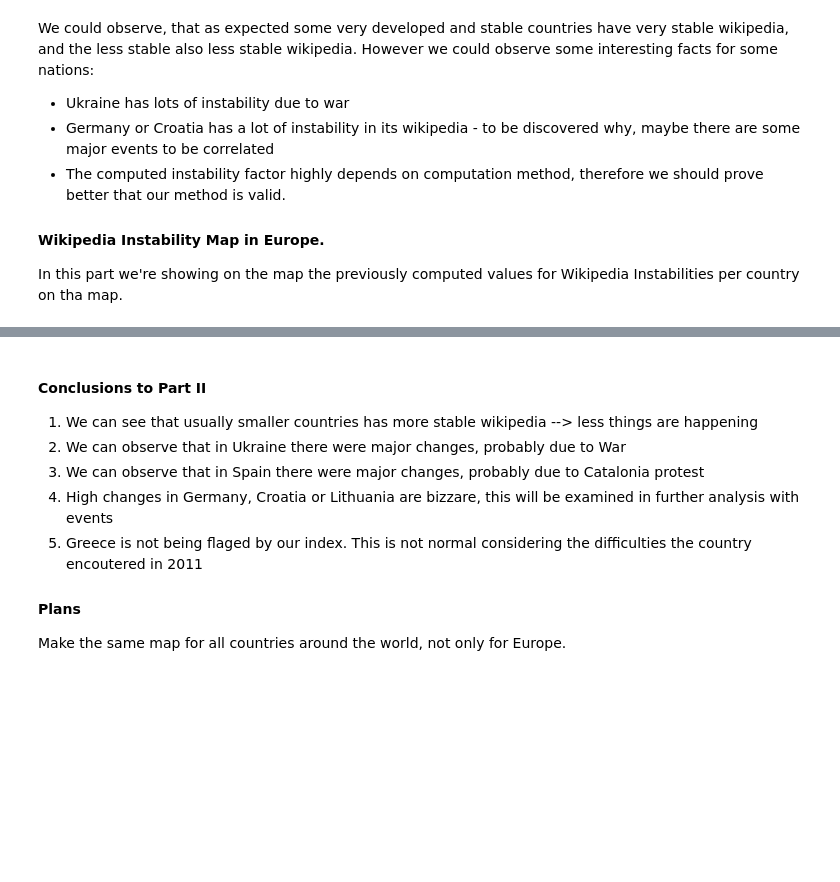
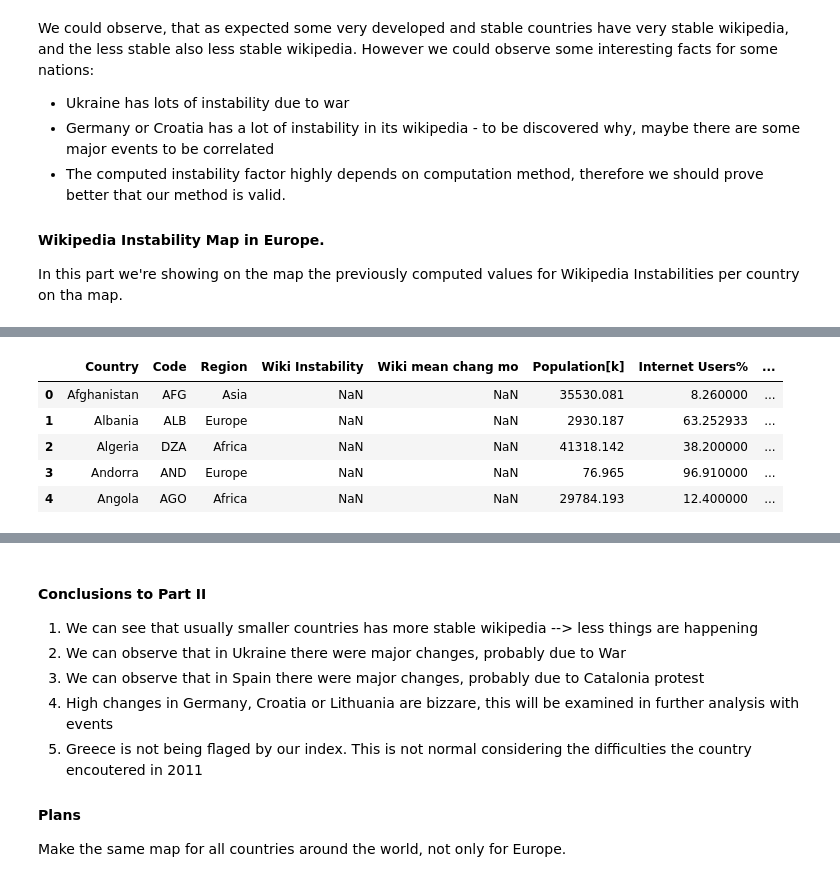
Before and after one commit to Amaumaury/ada-2017, a Jupyter notebook: project/Milestone2.ipynb, the cells around one changed output, grey strips where cells are left out. Saved outputs shown, nothing was run; the diff lists cells and outputs as text; code cells hidden in the pictures; blank space fills up the shorter version.

```diff
--- a/project/Milestone2.ipynb
+++ b/project/Milestone2.ipynb
@@ -233,3 +227,66 @@ m = make_folium_map('data/europe2.topojson.json', 'objects.europe',
 m
 # %% [output]
 [interactive output not drawn]
+# %%
+nr_internet_people = pd.read_csv('data/nr_people_internet.csv')
+cols_to_keep = ['Country or Area','Value']
+nr_internet_people = nr_internet_people[cols_to_keep]
+nr_internet_people.columns=['Country','Internet Users%']
+nr_internet_people.set_index('Country',inplace=True)
+
+nr_all_people = pd.read_csv('data/nr_people_all.csv')
+nr_all_people = nr_all_people[nr_all_people['Variant']=='Medium'][cols_to_keep]
+cols_to_keep = ['Country or Area','Value']
+nr_all_people = nr_all_people[cols_to_keep]
+nr_all_people.columns=['Country','Population[k]']
+nr_all_people.set_index('Country',inplace=True)
+
+
+population_data = pd.concat([nr_all_people, nr_internet_people], axis=1, join='inner')
+population_data['Internet users[k]'] = population_data['Population[k]'] * population_data['Internet Users%']/100
+population_data.head()
+
+countries_data = pd.read_csv('data/country-codes.csv')[1:]
+cols_to_keep = ['official_name_en','ISO3166-1-Alpha-3','Least Developed Countries (LDC)','Region Name',
+                'Small Island Developing States (SIDS)', 'is_independent']
+countries_data = countries_data[cols_to_keep]
+
+# selectbonly independent countires
+#countries_data = countries_data[countries_data['is_independent']=='Yes']
+
+#countries_data = countries_data[countries_data['Least Developed Countries (LDC)']!='x']
+#countries_data = countries_data[countries_data['Small Island Developing States (SIDS)']!='x']
+
+cols_to_keep = ['official_name_en','ISO3166-1-Alpha-3','Region Name']
+
+countries_data = countries_data[cols_to_keep]
+countries_data.columns = ['Country', 'Code','Region']
+countries_data['Wiki Instability'] = np.NaN;
+countries_data['Wiki mean chang mo'] = np.NaN;
+countries_data.set_index('Country',inplace=True)
+
+
+countries_data = pd.concat([countries_data, population_data], axis=1, join='inner')
+countries_data['Big Internet'] = countries_data['Internet users[k]'] > 1000
+countries_data.reset_index(inplace=True)
+
+# adding the countires that are missing
+import json
+
+geo_data = json.load(open('data/countries.geo.json'))
+
+keys=[k['id'] for k in geo_data['features']]
+missing_keys=set(keys)-set(countries_data['Code'])
+
+for k in (missing_keys):
+    temp = pd.DataFrame([['', k,'',np.NaN,np.NaN,np.NaN,np.NaN,np.NaN,np.NaN]], columns=countries_data.columns)
+    countries_data = countries_data.append(temp, ignore_index=True)
+
+countries_data.head(5)
+# %% [output]
+|  | Country | Code | Region | Wiki Instability | Wiki mean chang mo | Population[k] | Internet Users% | ... |
+| 0 | Afghanistan | AFG | Asia | NaN | NaN | 35530.081 | 8.260000 | ... |
+| 1 | Albania | ALB | Europe | NaN | NaN | 2930.187 | 63.252933 | ... |
+| 2 | Algeria | DZA | Africa | NaN | NaN | 41318.142 | 38.200000 | ... |
+| 3 | Andorra | AND | Europe | NaN | NaN | 76.965 | 96.910000 | ... |
+| 4 | Angola | AGO | Africa | NaN | NaN | 29784.193 | 12.400000 | ... |
```
Also changed, not shown: parts of 11 cells of this notebook, 9 other files.
